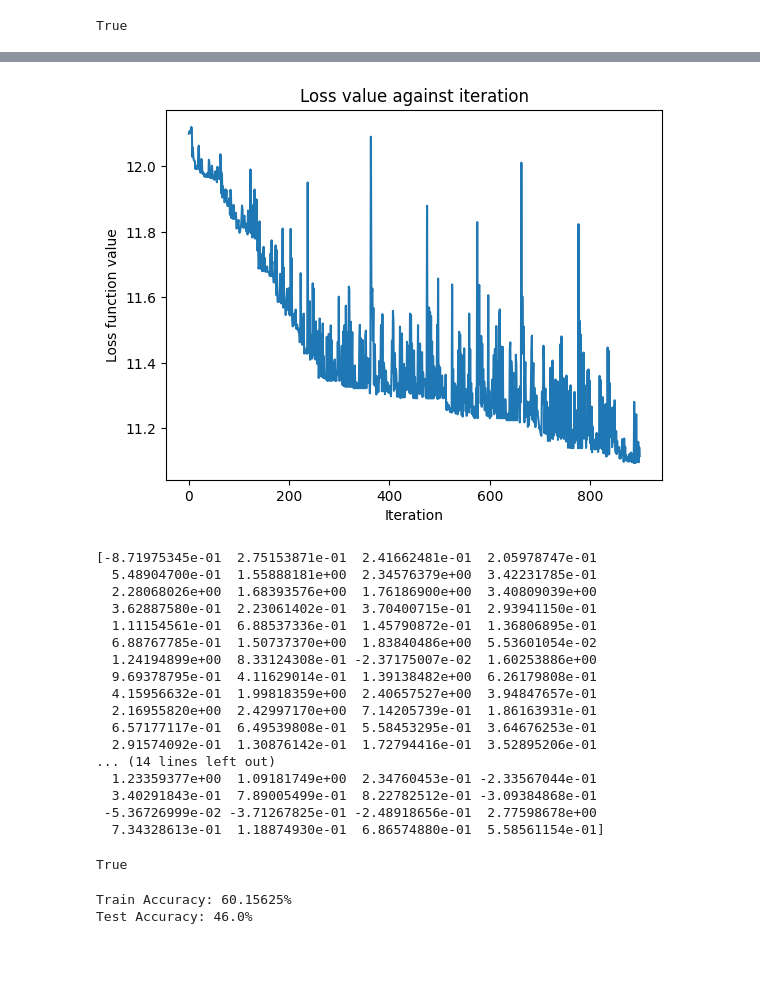
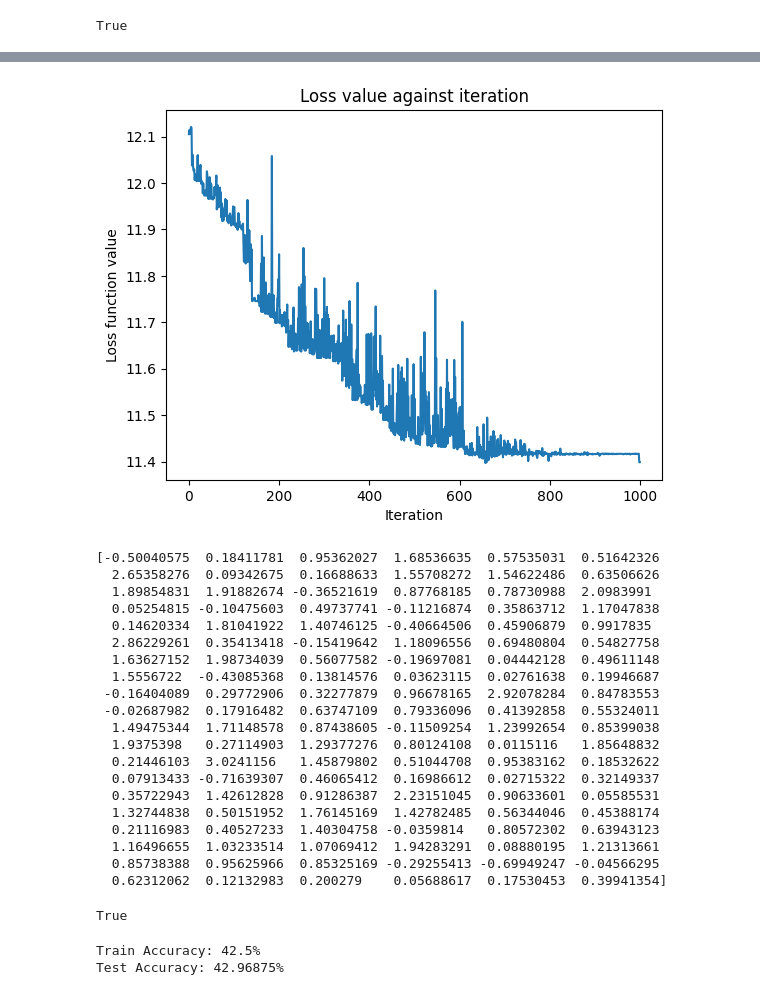
Before and after one commit to hmk55555/QCNN-Research, a Jupyter notebook: GPU/V4 (FINAL TESTING)/Estimator 4 Classes Circuit 1 (256 Batch)/4Qubits(One_Hot).ipynb, the cells around one changed output, grey strips where cells are left out. Drawn from its saved outputs; the diff is of its cells as text; code cells hidden in the pictures; blank space fills up the shorter version.

Commit message:
4Qubits(One_Hot) One Trial (eh, one more for good trial)

```diff
--- a/GPU/V4 (FINAL TESTING)/Estimator 4 Classes Circuit 1 (256 Batch)/4Qubits(One_Hot).ipynb
+++ b/GPU/V4 (FINAL TESTING)/Estimator 4 Classes Circuit 1 (256 Batch)/4Qubits(One_Hot).ipynb
@@ -506,6 +507,13 @@ def accuracy(output, Y):
     return ((acc/(Y.size(dim=0)))*100)
 
 def objective_function(weights):
+    global X
+    global Y
+    if(i != 1 and i%333 == 0):
+        indices = torch.randperm(X.size()[0])
+        X=X[indices]
+        Y=Y[indices]
+        print(X,Y)
     # Referencing Global Variables
     global data
     # Local Variable
@@ -546,7 +554,7 @@ def callback(weights):
     clear_output(wait=True)
 # %%
 # Training Function
-def fit(weights=None, losslist=None, iter= 400, fresh_start = False):
+def fit(weights=None, losslist=None, iter= 1000, fresh_start = False):
     global i
     global data
     global weight_list
@@ -563,7 +571,7 @@ def fit(weights=None, losslist=None, iter= 400, fresh_start = False):
         if 'weight_list' not in globals():weight_list = []
         else: weight_list = weight_list
         if 'i' not in globals() and 'i' not in locals(): i = 1
-        else: i = i-1
+        else: i = i
         if losslist is not None: losslist = losslist
         elif (('loss_list' not in globals() and 'loss_list' not in locals()) and losslist == None): loss_list = []
         elif 'loss_list' not in globals() and 'loss_list' not in locals(): loss_list = losslist
@@ -587,5 +595,5 @@ def fit(weights=None, losslist=None, iter= 400, fresh_start = False):
     return result, data, loss_list, weight_list
 # %%
 # Call Training Function and Save as Result
-result = fit(iter=300, fresh_start=False)
+result = fit(iter=1000, fresh_start=False)
 # %% [output]
@@ -609,21 +617,24 @@ Iteration: 301; Accuracy: 61.979166666666664%; Loss: 11.115307807922363
-[figure, old version]
+[figure, new version]
-[-8.71975345e-01  2.75153871e-01  2.41662481e-01  2.05978747e-01
-  5.48904700e-01  1.55888181e+00  2.34576379e+00  3.42231785e-01
-  2.28068026e+00  1.68393576e+00  1.76186900e+00  3.40809039e+00
-  3.62887580e-01  2.23061402e-01  3.70400715e-01  2.93941150e-01
-  1.11154561e-01  6.88537336e-01  1.45790872e-01  1.36806895e-01
-  6.88767785e-01  1.50737370e+00  1.83840486e+00  5.53601054e-02
-  1.24194899e+00  8.33124308e-01 -2.37175007e-02  1.60253886e+00
-  9.69378795e-01  4.11629014e-01  1.39138482e+00  6.26179808e-01
-  4.15956632e-01  1.99818359e+00  2.40657527e+00  3.94847657e-01
-  2.16955820e+00  2.42997170e+00  7.14205739e-01  1.86163931e-01
-  6.57177117e-01  6.49539808e-01  5.58453295e-01  3.64676253e-01
-  2.91574092e-01  1.30876142e-01  1.72794416e-01  3.52895206e-01
-... (14 lines left out)
-  1.23359377e+00  1.09181749e+00  2.34760453e-01 -2.33567044e-01
-  3.40291843e-01  7.89005499e-01  8.22782512e-01 -3.09384868e-01
- -5.36726999e-02 -3.71267825e-01 -2.48918656e-01  2.77598678e+00
-  7.34328613e-01  1.18874930e-01  6.86574880e-01  5.58561154e-01]
+[-0.50040575  0.18411781  0.95362027  1.68536635  0.57535031  0.51642326
+  2.65358276  0.09342675  0.16688633  1.55708272  1.54622486  0.63506626
+  1.89854831  1.91882674 -0.36521619  0.87768185  0.78730988  2.0983991
+  0.05254815 -0.10475603  0.49737741 -0.11216874  0.35863712  1.17047838
+  0.14620334  1.81041922  1.40746125 -0.40664506  0.45906879  0.9917835
+  2.86229261  0.35413418 -0.15419642  1.18096556  0.69480804  0.54827758
+  1.63627152  1.98734039  0.56077582 -0.19697081  0.04442128  0.49611148
+  1.5556722  -0.43085368  0.13814576  0.03623115  0.02761638  0.19946687
+ -0.16404089  0.29772906  0.32277879  0.96678165  2.92078284  0.84783553
+ -0.02687982  0.17916482  0.63747109  0.79336096  0.41392858  0.55324011
+  1.49475344  1.71148578  0.87438605 -0.11509254  1.23992654  0.85399038
+  1.9375398   0.27114903  1.29377276  0.80124108  0.0115116   1.85648832
+  0.21446103  3.0241156   1.45879802  0.51044708  0.95383162  0.18532622
+  0.07913433 -0.71639307  0.46065412  0.16986612  0.02715322  0.32149337
+  0.35722943  1.42612828  0.91286387  2.23151045  0.90633601  0.05585531
+  1.32744838  0.50151952  1.76145169  1.42782485  0.56344046  0.45388174
+  0.21116983  0.40527233  1.40304758 -0.0359814   0.80572302  0.63943123
+  1.16496655  1.03233514  1.07069412  1.94283291  0.08880195  1.21313661
+  0.85738388  0.95625966  0.85325169 -0.29255413 -0.69949247 -0.04566295
+  0.62312062  0.12132983  0.200279    0.05688617  0.17530453  0.39941354]
 # %%
 savemodel = Model(TorchConnector(estimator, result[0].x))
 print(next(model.parameters()).is_cuda)
@@ -631,15 +642,15 @@ torch.save(savemodel, "Estimator4ClassesCircuit1Test400")
 # %% [output]
 True
 # %%
-evalmodel = torch.load("Estimator4ClassesCircuit1Test400", weights_only=False).to("cuda")
+evalmodel = torch.load("4Qubits(One_Hot)", weights_only=False).to("cuda")
 evalmodel.eval()
 output0 = evalmodel(X)
 output1 = evalmodel(X1)
 print(f"Train Accuracy: {accuracy(output0, Y)}%")
 print(f"Test Accuracy: {accuracy(output1, Y1)}%")
 # %% [output]
-Train Accuracy: 60.15625%
-Test Accuracy: 46.0%
+Train Accuracy: 42.5%
+Test Accuracy: 42.96875%
 # %%
 def translate(array):
     arr = []
```
Also changed, not shown: parts of 11 cells of this notebook, 2 other files.
